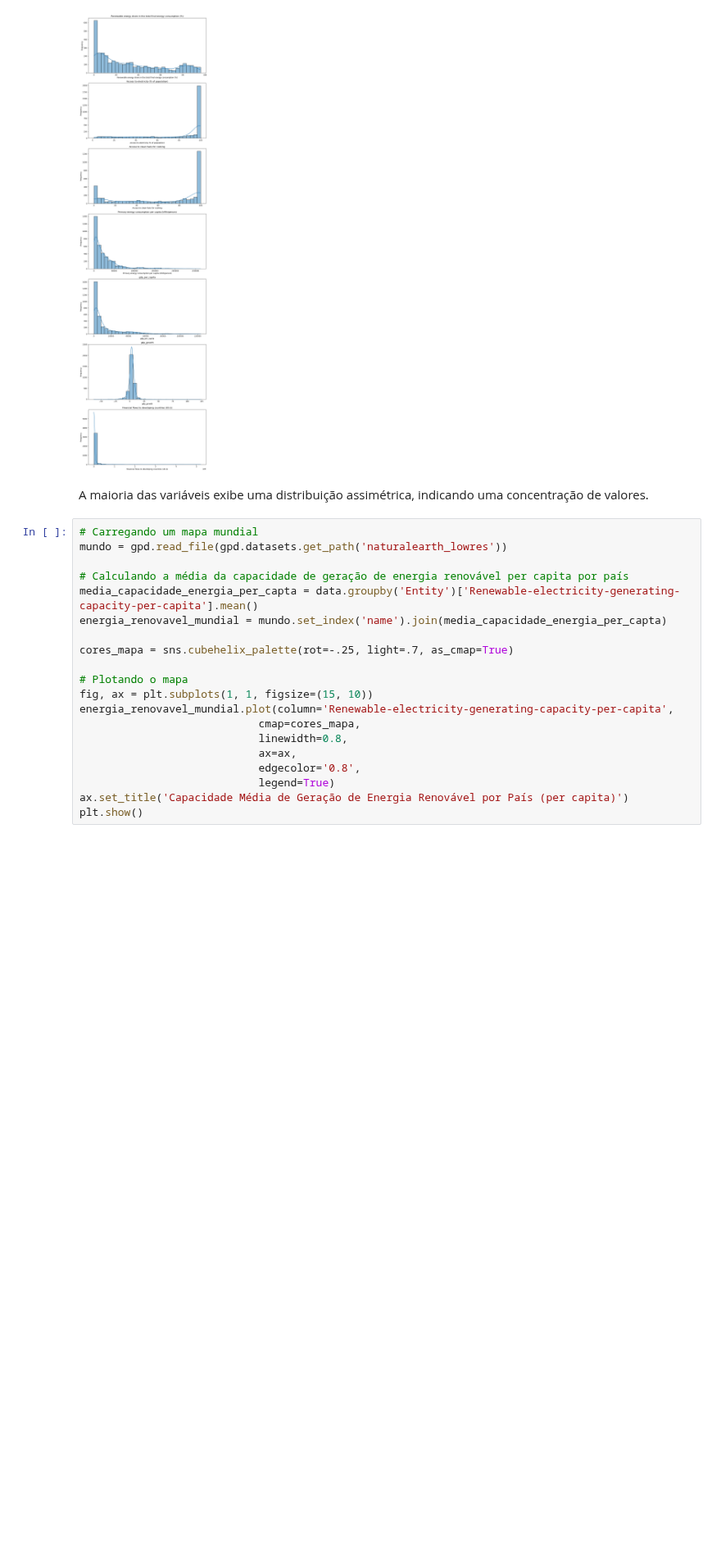
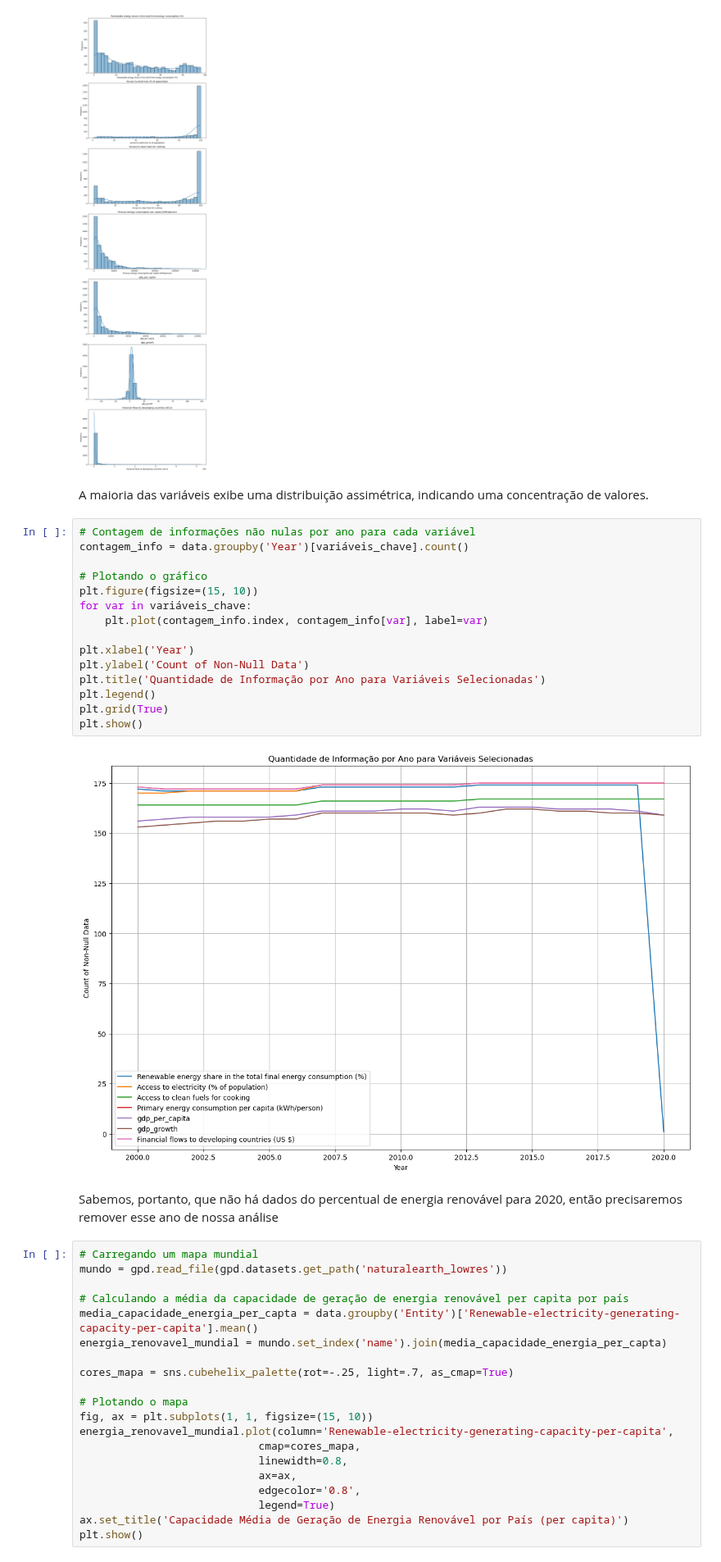
Before and after one commit to Felipefalex/Projeto-Sustainable-Energy, a Jupyter notebook: sustainable_energy.ipynb, the cells around one changed output. Shown at 82% size. Cells and saved outputs as stored; diff of their text form; blank space fills up the shorter version.

```diff
--- a/sustainable_energy.ipynb
+++ b/sustainable_energy.ipynb
@@ -158,6 +234,25 @@ plt.show()
 [figure]
 # %% [markdown]
 A maioria das variáveis exibe uma distribuição assimétrica, indicando uma concentração de valores.<br>
+# %%
+# Contagem de informações não nulas por ano para cada variável
+contagem_info = data.groupby('Year')[variáveis_chave].count()
+
+# Plotando o gráfico
+plt.figure(figsize=(15, 10))
+for var in variáveis_chave:
+    plt.plot(contagem_info.index, contagem_info[var], label=var)
+
+plt.xlabel('Year')
+plt.ylabel('Count of Non-Null Data')
+plt.title('Quantidade de Informação por Ano para Variáveis Selecionadas')
+plt.legend()
+plt.grid(True)
+plt.show()
+# %% [output]
+[figure, added]
+# %% [markdown]
+Sabemos, portanto, que não há dados do percentual de energia renovável para 2020, então precisaremos remover esse ano de nossa análise
 # %%
 # Carregando um mapa mundial
 mundo = gpd.read_file(gpd.datasets.get_path('naturalearth_lowres'))
```
Also changed, not shown: parts of 5 cells of this notebook.
